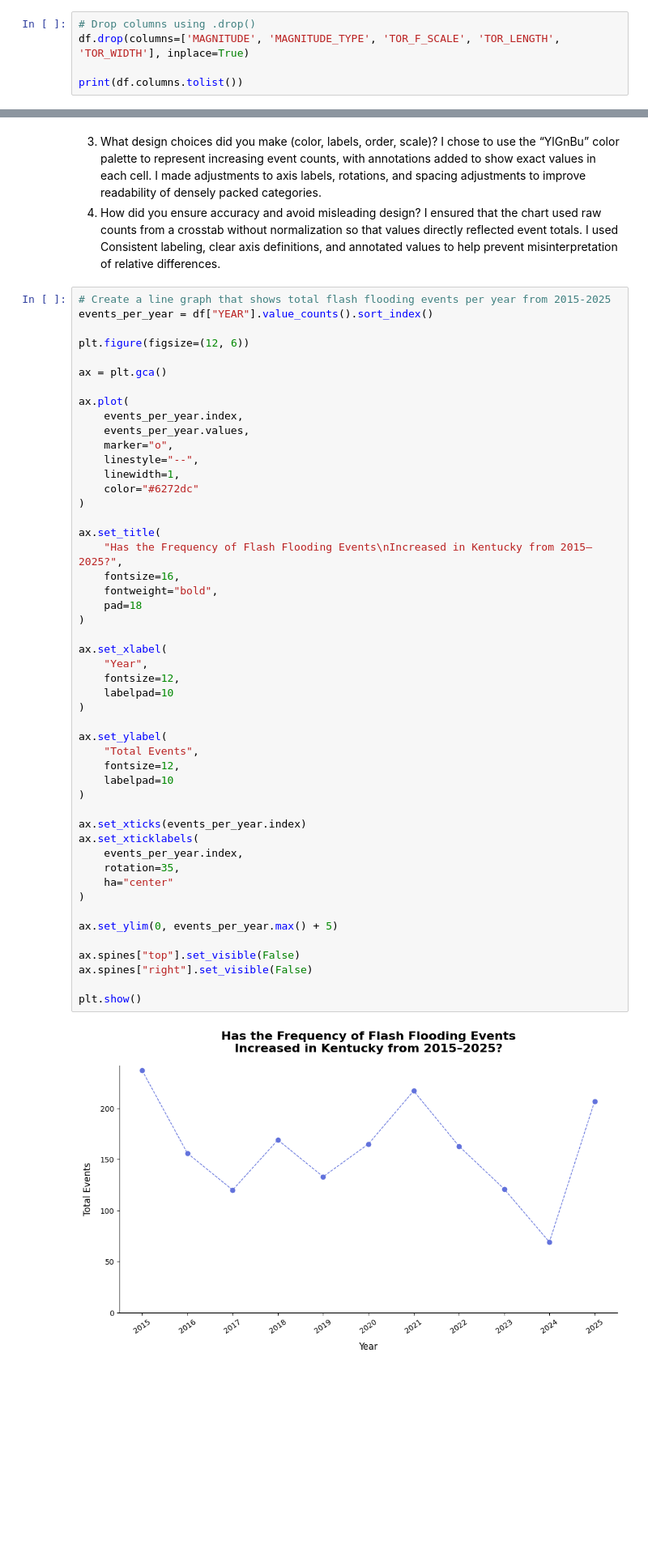
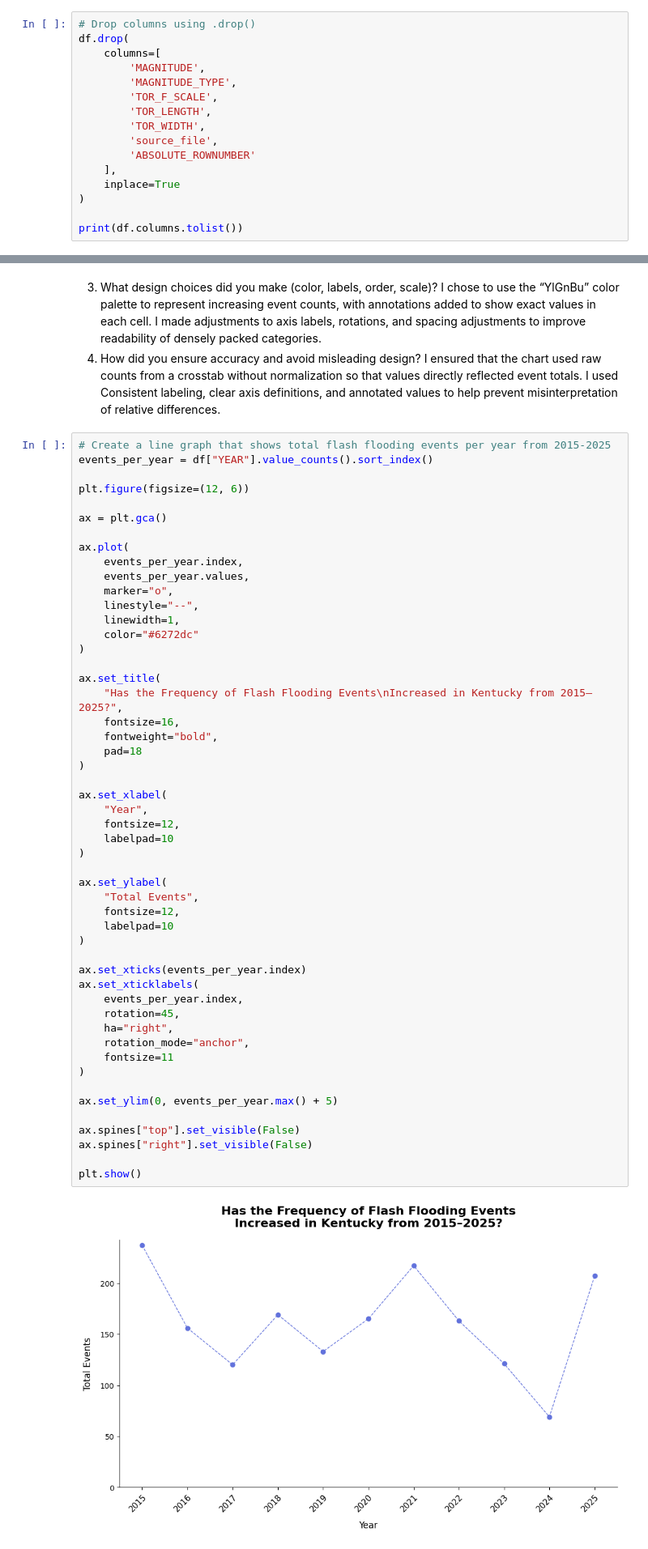
Before and after one commit to ashleyadehart/flash_floods_ky_2015_2025, a Jupyter notebook: notebooks/flash_floods_ky_2015_2025.ipynb, the cells around one changed output, grey strips where cells are left out. Shown at 81% size. Drawn from its saved outputs; the diff is of its cells as text; blank space fills up the shorter version.

```diff
--- a/notebooks/flash_floods_ky_2015_2025.ipynb
+++ b/notebooks/flash_floods_ky_2015_2025.ipynb
@@ -153,7 +157,18 @@ print(df.columns.tolist())
 I should drop the MAGNITUDE, MAGNITUDE_TYPE, TOR_F_SCALE, TOR_LENGTH, and TOR_WIDTH columns since there aren't any values within those columns. Plus, these columns aren't relevant to the analysis that I'm conducting at this time.
 # %%
 # Drop columns using .drop()
-df.drop(columns=['MAGNITUDE', 'MAGNITUDE_TYPE', 'TOR_F_SCALE', 'TOR_LENGTH', 'TOR_WIDTH'], inplace=True)
+df.drop(
+    columns=[
+        'MAGNITUDE',
+        'MAGNITUDE_TYPE',
+        'TOR_F_SCALE',
+        'TOR_LENGTH',
+        'TOR_WIDTH',
+        'source_file',
+        'ABSOLUTE_ROWNUMBER'
+    ],
+    inplace=True
+)
 
 print(df.columns.tolist())
 # %% [output]
@@ -643,36 +653,38 @@ ax.set_title(
     "Has the Frequency of Flash Flooding Events\nIncreased in Kentucky from 2015–2025?",
     fontsize=16,
     fontweight="bold",
     pad=18
 )
 
 ax.set_xlabel(
     "Year",
     fontsize=12,
     labelpad=10
 )
 
 ax.set_ylabel(
     "Total Events",
     fontsize=12,
     labelpad=10
 )
 
 ax.set_xticks(events_per_year.index)
 ax.set_xticklabels(
     events_per_year.index,
-    rotation=35,
-    ha="center"
+    rotation=45,
+    ha="right",
+    rotation_mode="anchor",
+    fontsize=11
 )
 
 ax.set_ylim(0, events_per_year.max() + 5)
 
 ax.spines["top"].set_visible(False)
 ax.spines["right"].set_visible(False)
 
 plt.show()
 # %% [output]
-[figure, old version]
+[figure, new version]
 # %% [markdown]
 1. What question or idea does this chart help answer?
 This chart examines whether the frequency of flash flooding events in Kentucky has increased over time from 2015 to 2025. It highlights year-to-year trends in total event counts to show overall change patterns.
```
Also changed, not shown: parts of 25 cells of this notebook, 15 other files.
